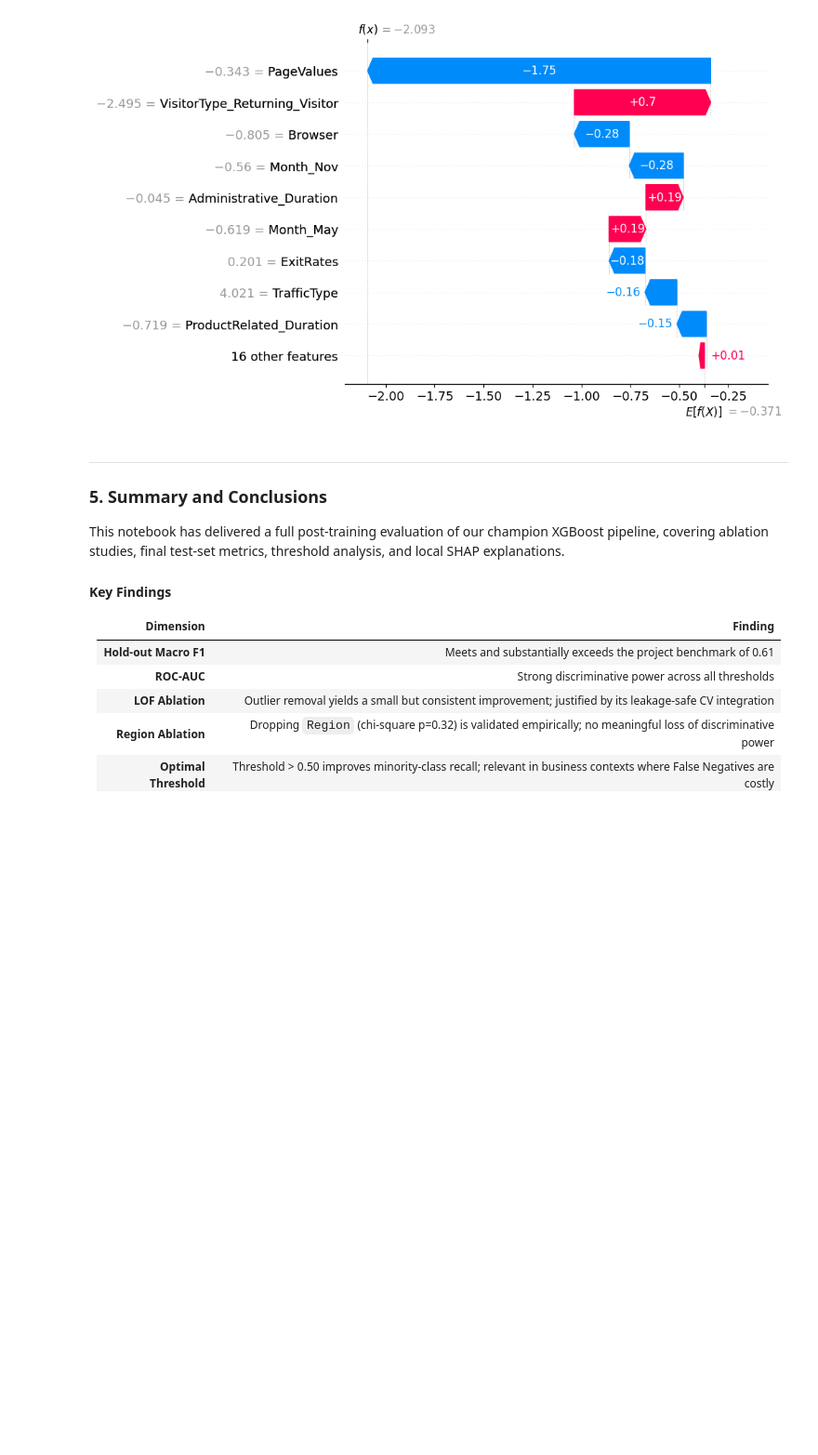
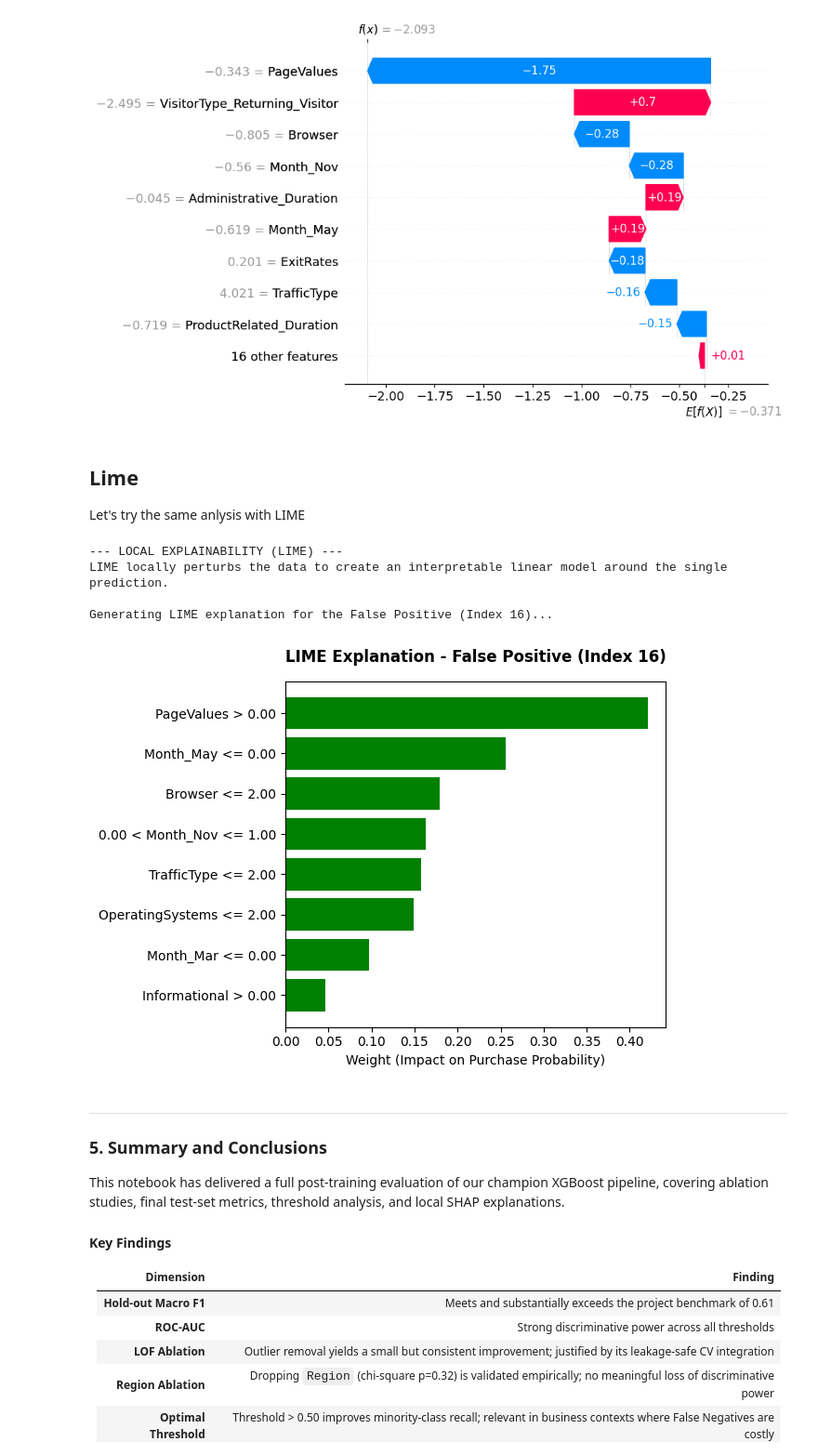
Before and after one commit to DaniloParisi03/Data-Mining-ML-project, a Jupyter notebook: jupyter/3_Evaluation_Ablation_and_XAI.ipynb, the cells around one changed output. Shown at 93% size. Saved outputs shown, nothing was run; the diff lists cells and outputs as text; code cells hidden in the pictures; blank space fills up the shorter version.

Commit message:
LIME added for false positive analysis. Just to try check the difference with SHAP.

```diff
--- a/jupyter/3_Evaluation_Ablation_and_XAI.ipynb
+++ b/jupyter/3_Evaluation_Ablation_and_XAI.ipynb
@@ -421,6 +421,76 @@ This reveals which features 'tricked' the algorithm.
 3. FALSE NEGATIVE (Index 6): Why did the model miss this actual buyer?
 This helps identify blind spots in the available data.
 [figure]
+# %% [markdown]
+## Lime
+Let's try the same anlysis with LIME
+# %%
+import lime
+import lime.lime_tabular
+import matplotlib.pyplot as plt
+import numpy as np
+
+print("--- LOCAL EXPLAINABILITY (LIME) ---")
+print("LIME locally perturbs the data to create an interpretable linear model around the single prediction.\n")
+
+# 1. Extract the components from the champion pipeline
+scaler = champion_pipeline.named_steps['scaler']
+xgb_model = champion_pipeline.named_steps['classifier']
+
+# 2. Create a "Wrapper Function" for LIME.
+# LIME requires a function that takes raw data, transforms it (Scaler), and returns the probabilities.
+def predict_proba_wrapper(X_raw_array):
+    # LIME passes a NumPy array, we scale it using the already fitted scaler
+    X_scaled = scaler.transform(X_raw_array)
+    # Pass the scaled data to XGBoost to get the probabilities
+    return xgb_model.predict_proba(X_scaled)
+
+# 3. Initialize the LIME Explainer
+# We use X_test.values as "background" data so LIME understands the distributions (means, variances) of the features
+explainer_lime = lime.lime_tabular.LimeTabularExplainer(
+    training_data=X_test.values,
+    feature_names=list(X_test.columns),
+    class_names=['False (No Purchase)', 'True (Purchase)'],
+    mode='classification',
+    random_state=42
+)
+
+# 4. Retrieve the EXACT SAME False Positive analyzed by SHAP
+# (Make sure you ran the SHAP Cell 9 first, so the 'false_positives' variable is in memory)
+if 'false_positives' in locals() and len(false_positives) > 0:
+    fp_idx = false_positives[0]
+
+    # Extract the raw data of the False Positive user
+    fp_user_data = X_test.iloc[fp_idx].values
+
+    print(f"Generating LIME explanation for the False Positive (Index {fp_idx})...")
+
+    # 5. Generate the explanation for the top 8 most influential features
+    exp = explainer_lime.explain_instance(
+        data_row=fp_user_data,
+        predict_fn=predict_proba_wrapper,
+        num_features=8
+    )
+
+    # 6. Draw the plot (Matplotlib method for compatibility and saving)
+    fig = exp.as_pyplot_figure()
+    plt.title(f"LIME Explanation - False Positive (Index {fp_idx})", pad=15, fontweight='bold', fontsize=12)
+    plt.xlabel("Weight (Impact on Purchase Probability)")
+    plt.tight_layout()
+    plt.show()
+
+    # OPTIONAL: If you are running this in Jupyter Notebook, uncomment the line below
+    # to see a beautifully formatted, interactive HTML table!
+    # exp.show_in_notebook(show_table=True, show_all=False)
+
+else:
+    print("No False Positives found to analyze, or the previous cell was not executed.")
+# %% [output]
+--- LOCAL EXPLAINABILITY (LIME) ---
+LIME locally perturbs the data to create an interpretable linear model around the single prediction.
+
+Generating LIME explanation for the False Positive (Index 16)...
+[figure, added]
 # %% [markdown]
 ---
 ### 5. Summary and Conclusions
```
Also changed, not shown: parts of 2 cells of this notebook.
